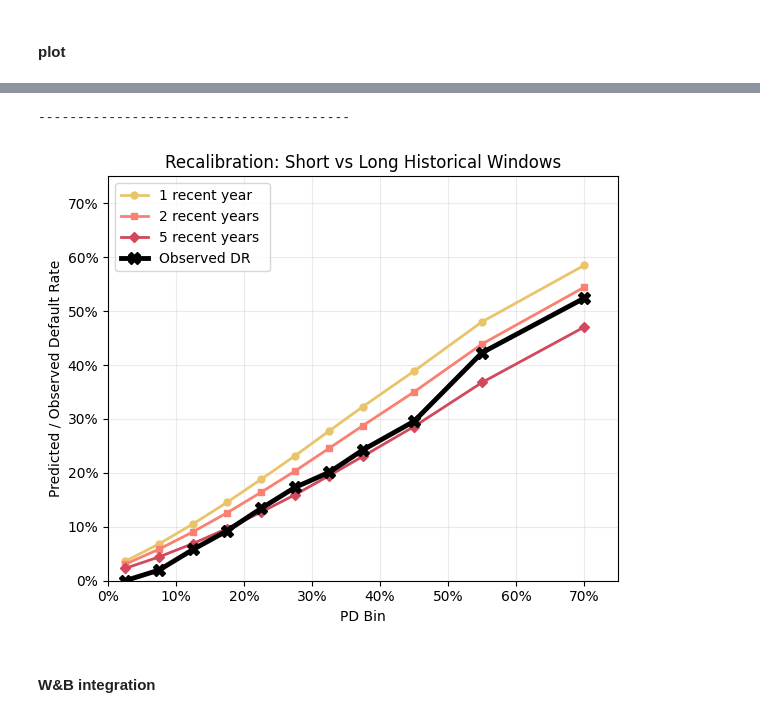
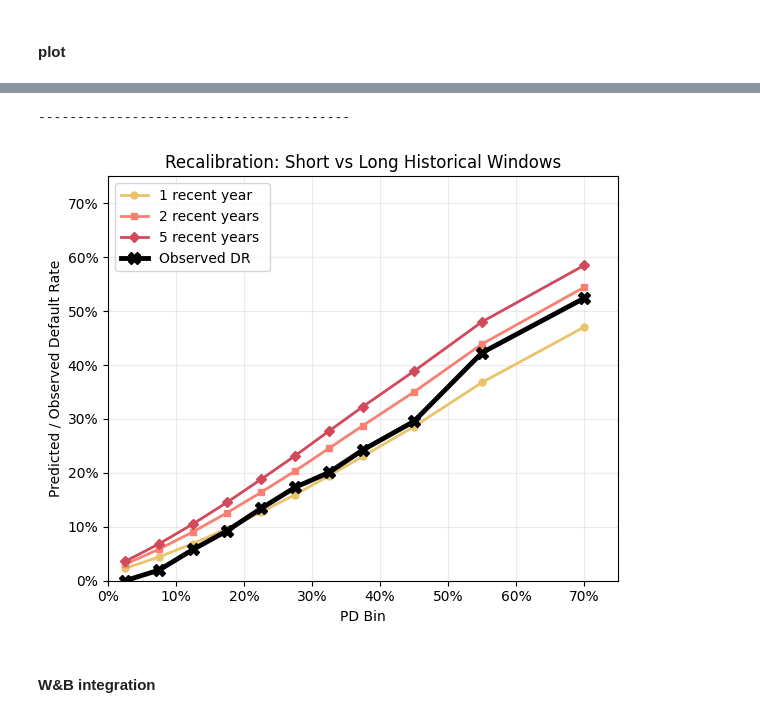
Before and after one commit to kostis2019/CREDIT-RISK-FRAMEWORK, a Jupyter notebook: notebooks/04_analysis_calibration.ipynb, the cells around one changed output, grey strips where cells are left out. Cells and saved outputs as stored; diff of their text form; code cells hidden in the pictures.

```diff
--- a/notebooks/04_analysis_calibration.ipynb
+++ b/notebooks/04_analysis_calibration.ipynb
@@ -312,10 +312,10 @@ Default Rate                      12.21%             8.36%
 # compare the 3 calibrations on raw pds
 
 my_calibration_comparison(y_oot,
-                          results["calibrated on 5yrs"]["predictions"]["PD_raw"],
-                          results["calibrated on 5yrs"]["predictions"]["PD"],
+                          results["calibrated on 1yrs"]["predictions"]["PD_raw"],
+                          results["calibrated on 1yrs"]["predictions"]["PD"],
                           results["calibrated on 2yrs"]["predictions"]["PD"],
-                          results["calibrated on 1yrs"]["predictions"]["PD"]
+                          results["calibrated on 5yrs"]["predictions"]["PD"]
                           )
 # %% [output]
 | prob_bin | Count | Defaults | Avg_PD_1 | Avg_PD_2 | Avg_PD_3 | Observed_Default_Rate | CI_std | CI_lower | CI_upper | ... |
@@ -333,6 +333,6 @@ my_calibration_comparison(y_oot,
 | (0.8, 1.0] | 0 | 0 | nan | nan | nan | nan | nan | nan | nan | ... |
 ----------------------------------------
-[figure, old version]
+[figure, new version]
 # %% [markdown]
 #### W&B integration
 # %%
```
Also changed, not shown: parts of 1 cell of this notebook, 7 other files.
